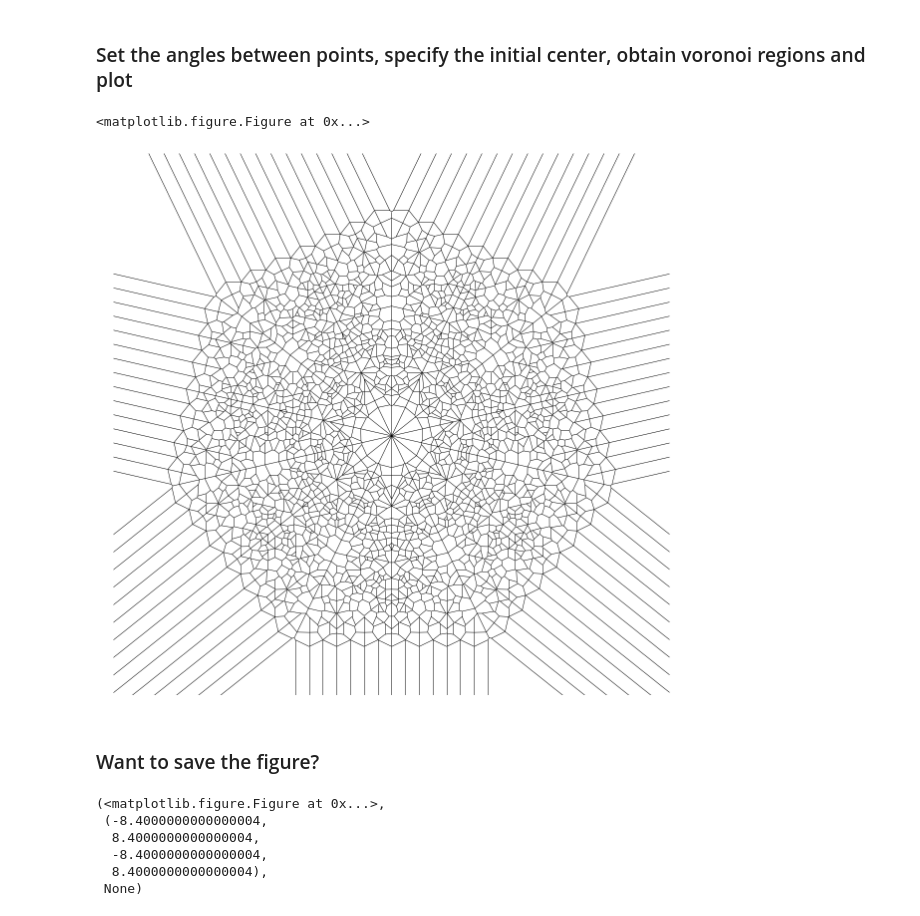
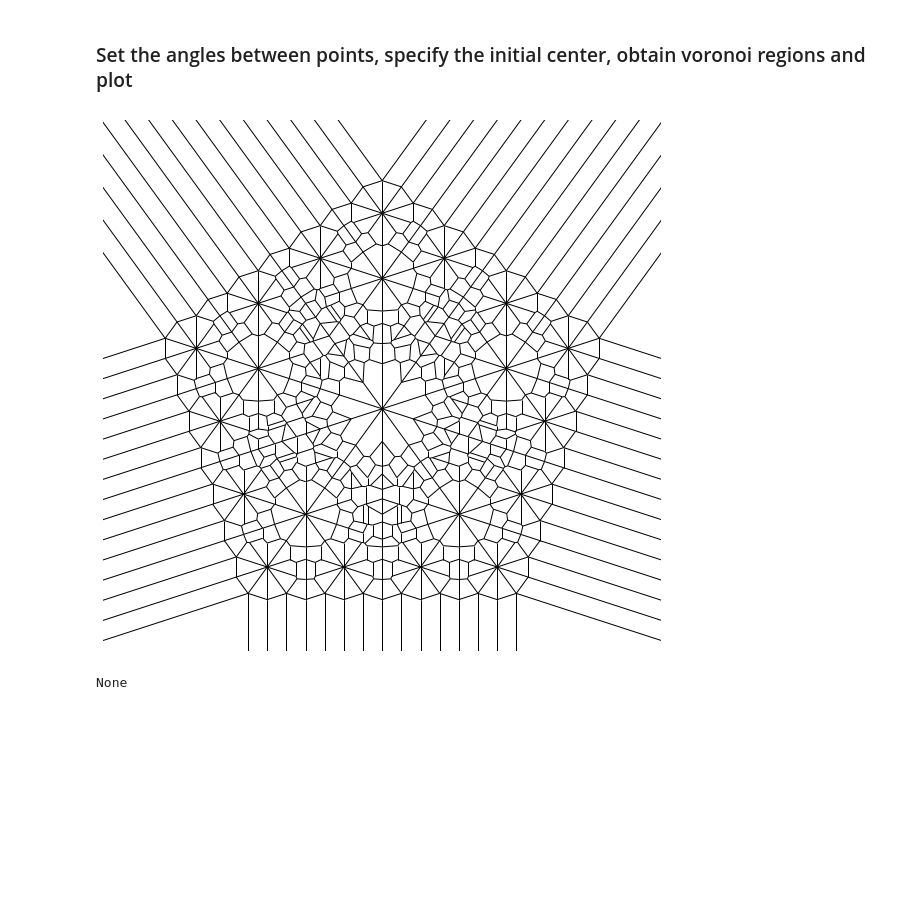
Before and after one commit to CarlosFocil/mandalapy, a Jupyter notebook: mandalapy_notebook.ipynb, the cells around one changed output. Drawn from its saved outputs; the diff is of its cells as text; code cells hidden in the pictures; blank space fills up the shorter version.

```diff
--- a/mandalapy_notebook.ipynb
+++ b/mandalapy_notebook.ipynb
@@ -19,47 +19,34 @@ from math import pi
 ###  Initial paramaeters (They can be modified as you like)
 If you want a different figure from the default, just change this parameters and rerun the next cells
 # %%
-it = 4 #Number of iterations (how many times the equidistant points will be generated)
-points = 7 #Number of points to draw
-radius = 2 #Distance between points, increasing it will expand the final figure
+# Modify the following parameters in order to get different figures
+it = 4 # Number of iterations (how many times the equidistant points will be generated)
+points = 5 # Number of points to draw
+radius = 2 # Factor of expansion or compression
+f1,f2 = 10,10 # Figure size
 # %% [markdown]
 ### Set the angles between points, specify the initial center, obtain voronoi regions and plot
 # %%
-angles = np.linspace(0,2*pi*(1-1/points), points) + pi/2 #Angles between points
-x,y = 0,0
-df = pd.DataFrame([[x,y]], columns = ['x','y']) #Initial center
+def MandalaPy(it,points,radius):
+    angles = np.linspace(0,2*pi*(1-1/points), points) + pi/2
+    x,y = 0,0
+    df = pd.DataFrame([[x,y]], columns = ['x','y']) #Initial center
+    #Itearate over centers
+    for k in range(it):
+        t1 = np.array([])
+        t2 = np.array([])
+        for i in range(df.shape[0]):
+            t1 = np.append(t1,df['x'][i]+radius**(k)*np.cos(angles))
+            t2 = np.append(t2,df['y'][i]+radius**(k)*np.sin(angles))
+        df = pd.DataFrame(np.column_stack((t1,t2)), columns = ['x','y'])
+    mandala = Voronoi(df)
+    fig_size = plt.rcParams["figure.figsize"]
+    fig_size[0], fig_size[1] = f1,f2
+    voronoi_plot_2d(mandala, show_points = False, show_vertices = False, ), plt.axis('off'),
+    plt.gca().set_aspect('equal', adjustable='box'), plt.savefig('mandala2.png', dpi = 100)
+    return plt.show()
 
-#Itearate over centers
-for k in range(it):
-    #Initialize empty numpy arrays for appending coordinates
-    t1 = np.array([])
-    t2 = np.array([])
-    for i in range(df.shape[0]):
-        t1 = np.append(t1,df['x'][i]+radius**(k)*np.cos(angles))
-        t2 = np.append(t2,df['y'][i]+radius**(k)*np.sin(angles))
-    df = pd.DataFrame(np.column_stack((t1,t2)), columns = ['x','y'])
-
-## Obtain voronoi regions
-mandala = Voronoi(df)
-plt.clf()
-#Set the size of the figure
-fig_size = plt.rcParams["figure.figsize"]
-fig_size[0] ,fig_size[1] = 20,20 #Change the previous 2 numbers if you want a bigger or smaller figure
-#Draw the mandala and eliminate all unnecesary elements from the figure
-voronoi_plot_2d(mandala, show_points = False, show_vertices = False), plt.axis('off')
-plt.show()
+print(MandalaPy(it,points,radius))
 # %% [output]
+[figure, new version]
-<matplotlib.figure.Figure at 0x...>
+None
-[figure, old version]
-# %% [markdown]
-### Want to save the figure?
-# %%
-#Change the name if you want(default:'my_mandala.png')
-voronoi_plot_2d(mandala, show_points = False, show_vertices = False), plt.axis('off'), plt.savefig('fmandala2.png', dpi = 100)
-# %% [output]
-(<matplotlib.figure.Figure at 0x...>,
- (-8.4000000000000004,
-  8.4000000000000004,
-  -8.4000000000000004,
-  8.4000000000000004),
- None)
```
Also changed, not shown: 3 other files.
